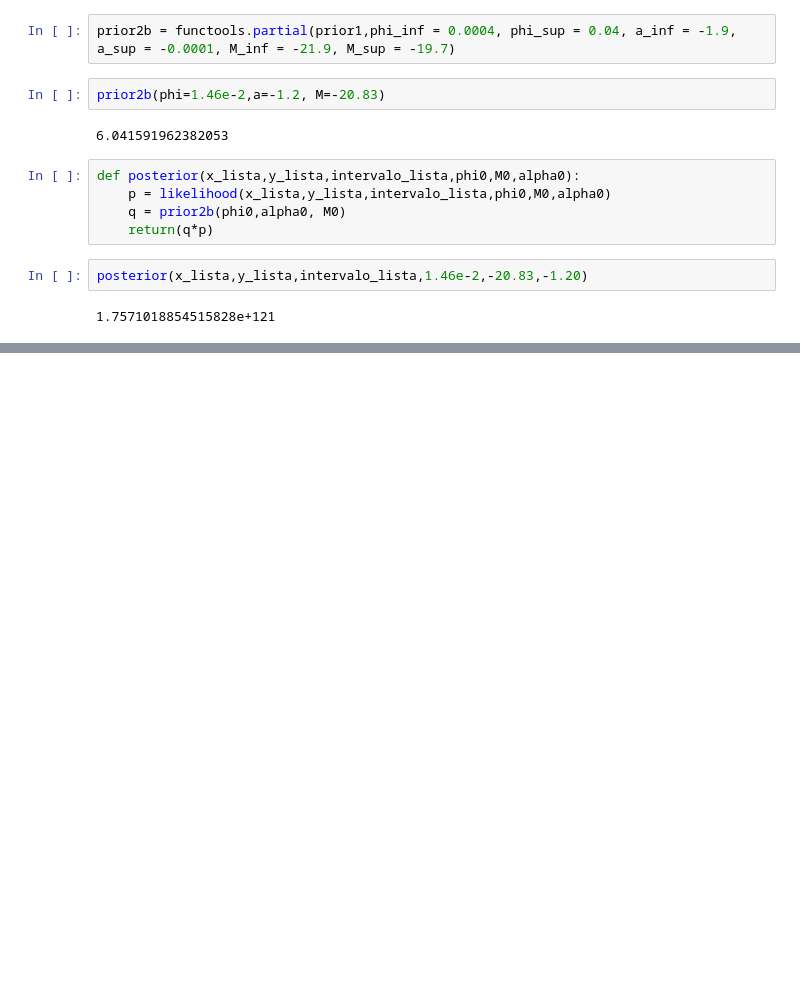
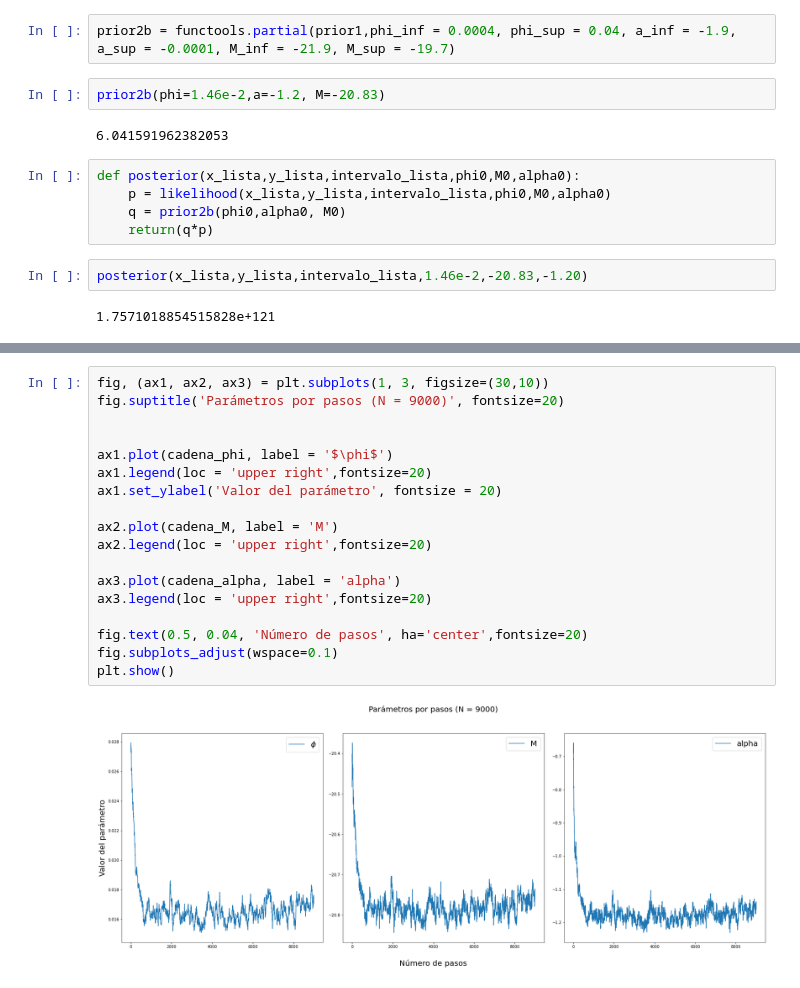
Before and after one commit to czuloaga/Astrometria-guia-4, a Jupyter notebook: Cadenas de Markov.ipynb, the cells around one changed output, grey strips where cells are left out. Drawn from its saved outputs; the diff is of its cells as text; blank space fills up the shorter version.

```diff
--- a/Cadenas de Markov.ipynb
+++ b/Cadenas de Markov.ipynb
@@ -258,0 +318,20 @@ plt.plot(cadena_M)
+# %%
+fig, (ax1, ax2, ax3) = plt.subplots(1, 3, figsize=(30,10))
+fig.suptitle('Parámetros por pasos (N = 9000)', fontsize=20)
+
+
+ax1.plot(cadena_phi, label = '$\phi$')
+ax1.legend(loc = 'upper right',fontsize=20)
+ax1.set_ylabel('Valor del parámetro', fontsize = 20)
+
+ax2.plot(cadena_M, label = 'M')
+ax2.legend(loc = 'upper right',fontsize=20)
+
+ax3.plot(cadena_alpha, label = 'alpha')
+ax3.legend(loc = 'upper right',fontsize=20)
+
+fig.text(0.5, 0.04, 'Número de pasos', ha='center',fontsize=20)
+fig.subplots_adjust(wspace=0.1)
+plt.show()
+# %% [output]
+[figure, added]
```
Also changed, not shown: parts of 24 cells of this notebook.
